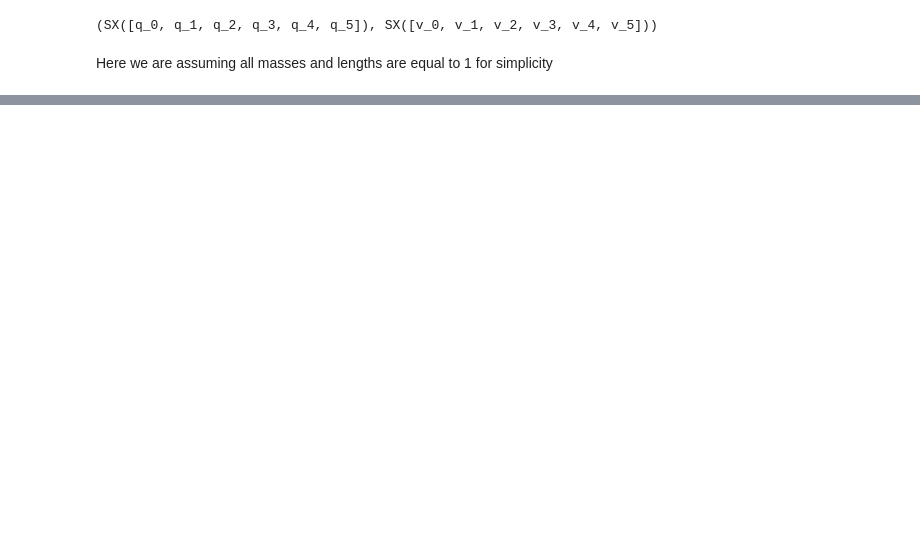
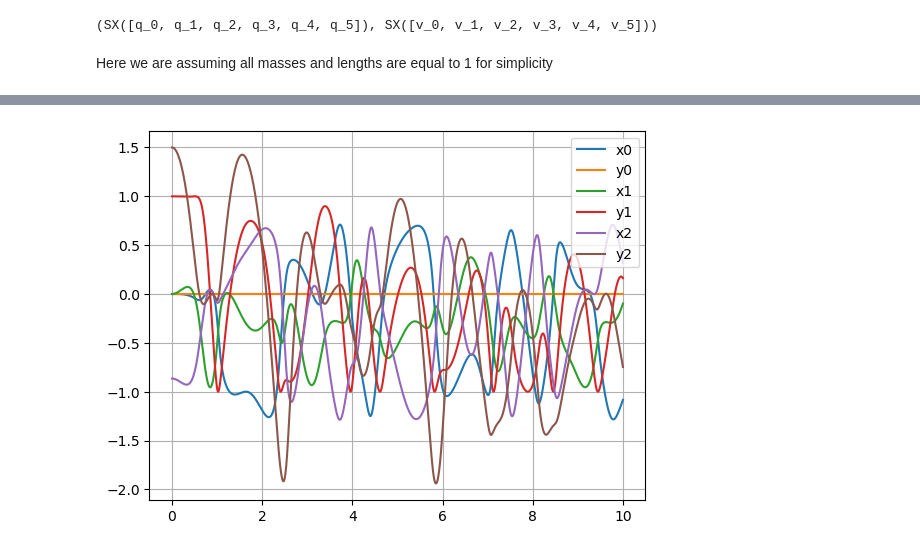
Before and after one commit to simeon-ned/varitop, a Jupyter notebook: examples/00_variational_integration.ipynb, the cells around one changed output, grey strips where cells are left out. Saved outputs shown, nothing was run; the diff lists cells and outputs as text; code cells hidden in the pictures; blank space fills up the shorter version.

```diff
--- a/examples/00_variational_integration.ipynb
+++ b/examples/00_variational_integration.ipynb
@@ -52,0 +111,14 @@ Function(DEL:(q-1[6],q[6],q+1[6],dt)->(DEL_residual[6]) SXFunction)
+# %%
+# plot how coordinates change over time
+plt.plot(ts, q[:, 0], label="x0")
+plt.plot(ts, q[:, 1], label="y0")
+plt.plot(ts, q[:, 2], label="x1")
+plt.plot(ts, q[:, 3], label="y1")
+plt.plot(ts, q[:, 4], label="x2")
+plt.plot(ts, q[:, 5], label="y2")
+plt.legend()
+plt.grid()
+
+plt.show()
+# %% [output]
+[figure, added]
```
Also changed, not shown: parts of 13 cells of this notebook.
